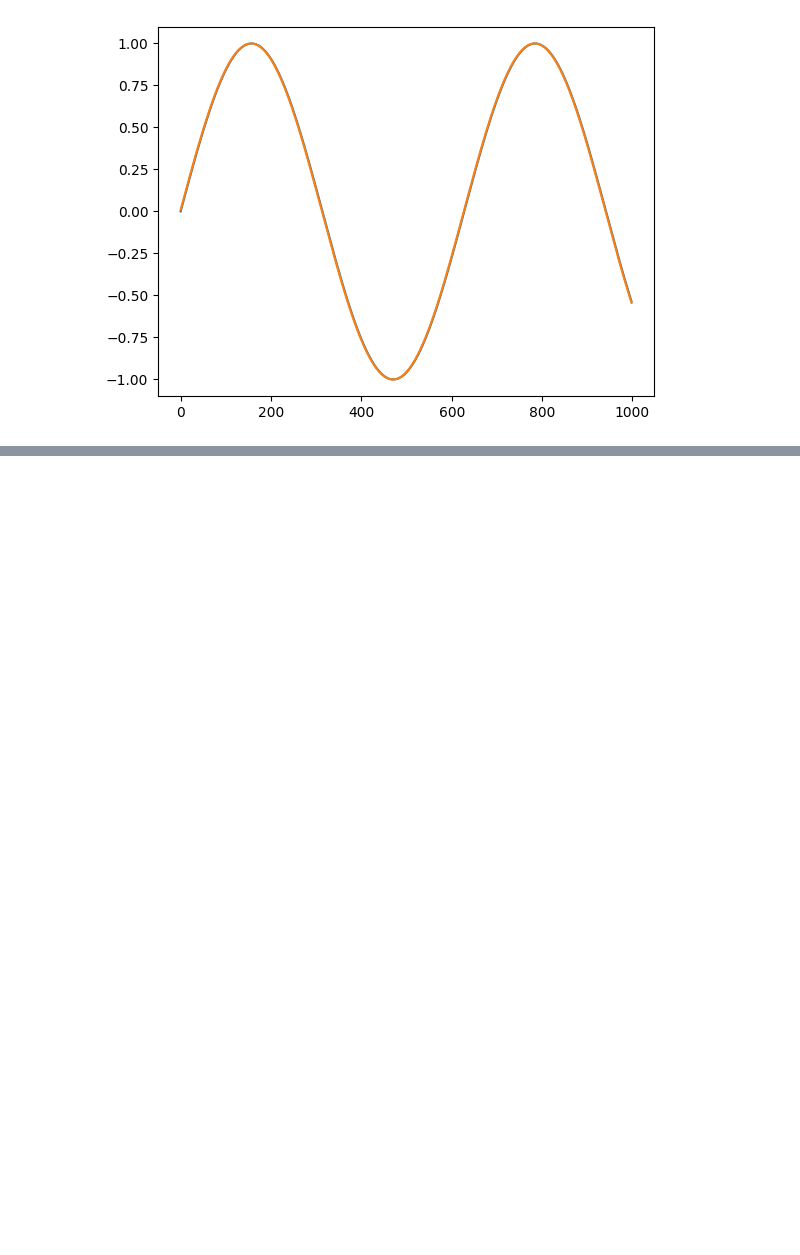
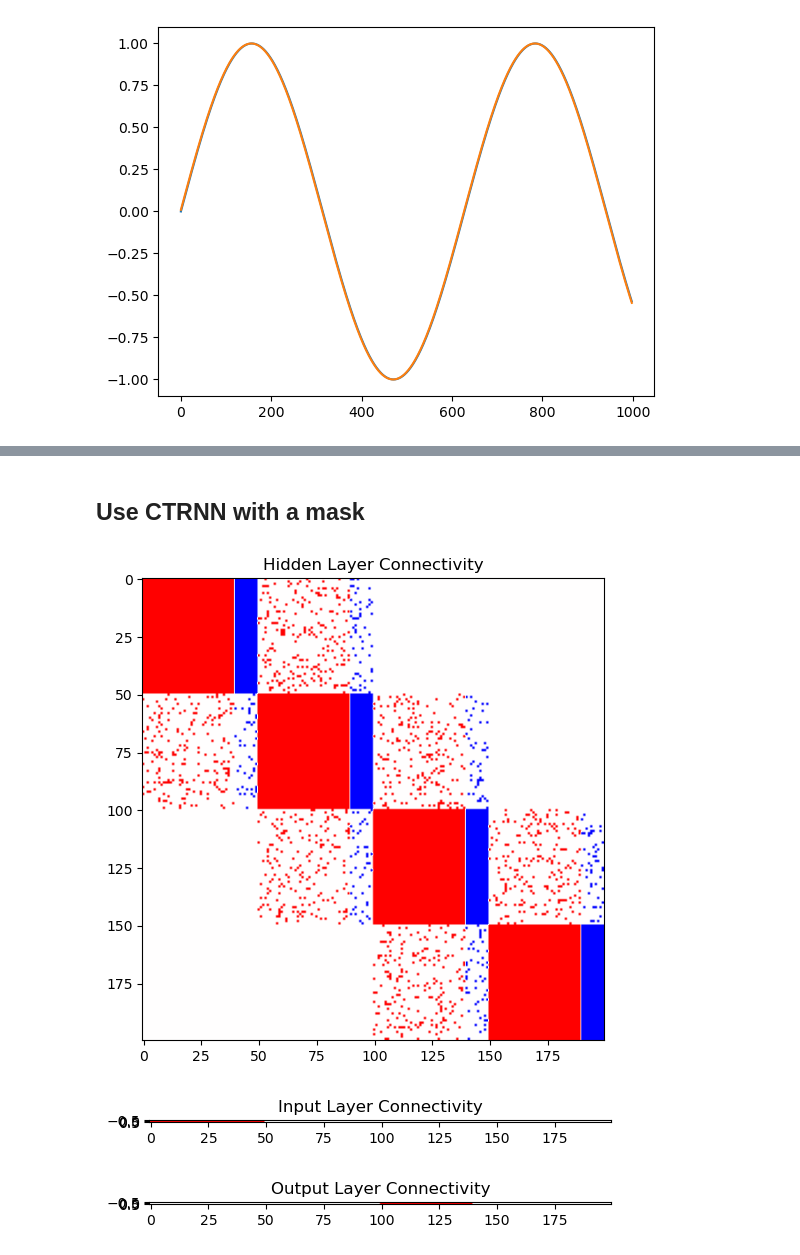
Before and after one commit to NN4Neurosim/nn4n, a Jupyter notebook: examples/CTRNN.ipynb, the cells around one changed output, grey strips where cells are left out. Saved outputs shown, nothing was run; the diff lists cells and outputs as text; code cells hidden in the pictures; blank space fills up the shorter version.

```diff
--- a/examples/CTRNN.ipynb
+++ b/examples/CTRNN.ipynb
@@ -112,0 +153,29 @@ Epoch 400 Loss 0.001451420714147389
+# %% [markdown]
+## Use CTRNN with a mask
+# %%
+area_connectivities = np.array([
+    [1.0, 0.1, 0.0, 0.0],
+    [0.1, 1.0, 0.1, 0.0],
+    [0.0, 0.1, 1.0, 0.1],
+    [0.0, 0.0, 0.1, 1.0],
+])
+
+struct_params = {
+    "n_areas": 4,
+    "exc_pct": 0.8,
+    "area_connectivities": area_connectivities,
+    "input_areas": [0],
+    "output_areas": [2],
+    "input_size": 1,
+    "hidden_size": 200,
+    "output_size": 1,
+    "inter_area_connections": [True, True, True, True],
+    "inh_output": False,
+}
+
+network_struct = MultiAreaEI(**struct_params)
+network_struct.visualize()
+# %% [output]
+[figure, added]
+[figure, added]
+[figure, added]
```
Also changed, not shown: parts of 8 cells of this notebook, 9 other files.
